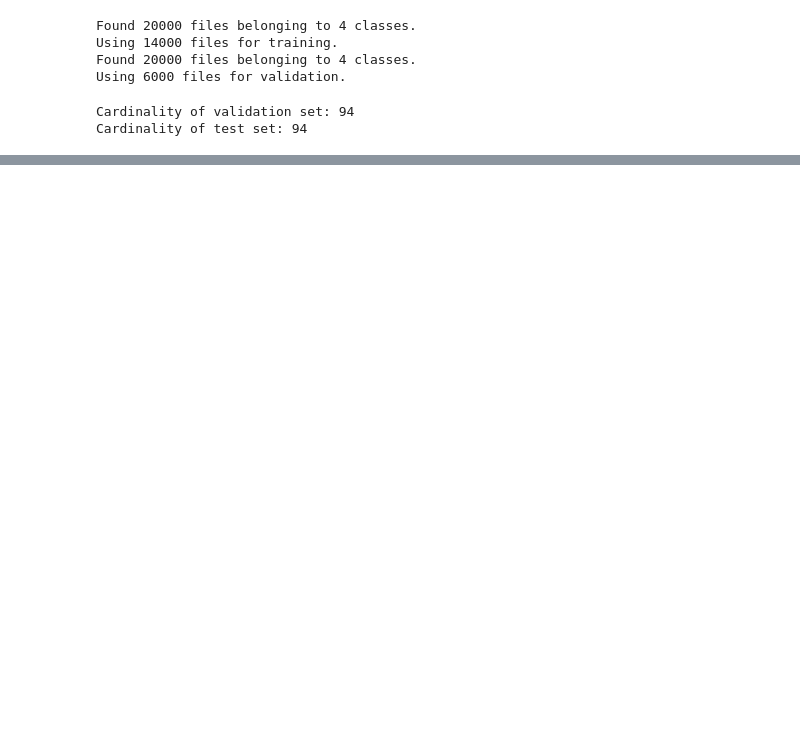
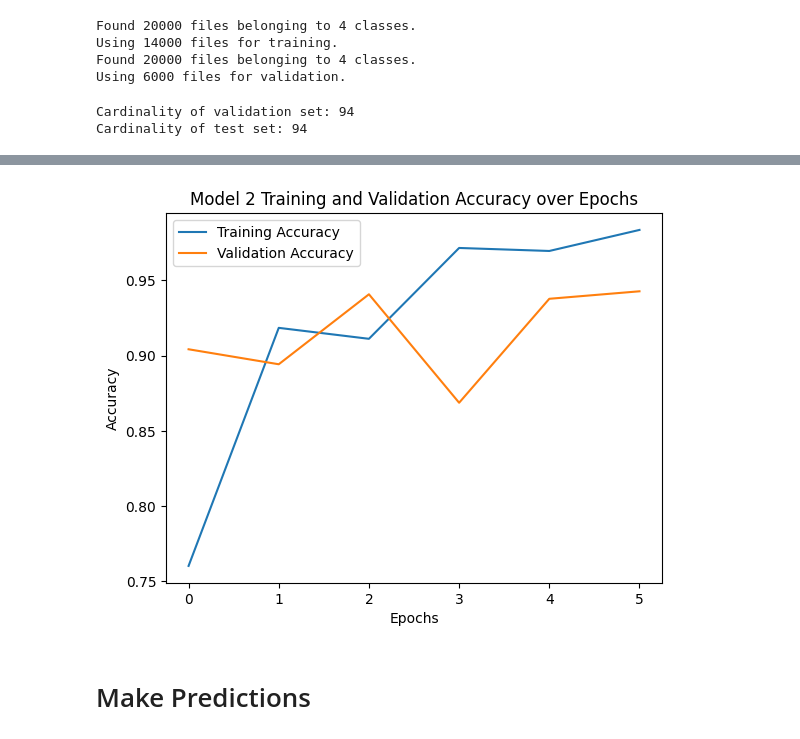
Before and after one commit to frankiscuwu/cs506-final-project, a Jupyter notebook: notebooks/ALL_classification_colab.ipynb, the cells around one changed output, grey strips where cells are left out. Cells and saved outputs as stored; diff of their text form; code cells hidden in the pictures; blank space fills up the shorter version.

```diff
--- a/notebooks/ALL_classification_colab.ipynb
+++ b/notebooks/ALL_classification_colab.ipynb
@@ -142,0 +165,19 @@ plt.show()
+# %%
+# 2 convolution layers and a max pooling layer and 25% dropout
+model2 = tf.keras.Sequential([
+    tf.keras.layers.Conv2D(32, (3,3), activation='relu', input_shape=(128, 128, 3)),
+    tf.keras.layers.Conv2D(64, (3,3), activation='relu'),
+    tf.keras.layers.MaxPooling2D(),
+    tf.keras.layers.Dropout(0.25),
+    tf.keras.layers.Flatten(),
+    tf.keras.layers.Dense(128, activation='relu'),
+    tf.keras.layers.Dense(num_classes, activation='softmax')  # multi-class
+])
+
+model2.compile(optimizer='adam',
+              loss='sparse_categorical_crossentropy',
+              metrics=['accuracy'])
+
+early_stopping = tf.keras.callbacks.EarlyStopping(monitor='val_loss', patience=3)
+
+history2 = model2.fit(train_ds, validation_data=val_ds, epochs=epochs, callbacks=[early_stopping])
@@ -142,0 +222,16 @@ plt.show()
+# %%
+train_acc2 = history2.history['accuracy']
+val_acc2 = history2.history['val_accuracy']
+epochs_trained = len(train_acc2)
+
+plt.plot(range(epochs_trained), train_acc2, label='Training Accuracy')
+plt.plot(range(epochs_trained), val_acc2, label='Validation Accuracy')
+plt.xlabel("Epochs")
+plt.ylabel("Accuracy")
+plt.title("Model 2 Training and Validation Accuracy over Epochs")
+plt.legend()
+plt.show()
+# %% [output]
+[figure, added]
+# %% [markdown]
+# Make Predictions
```
Also changed, not shown: parts of 22 cells of this notebook.
